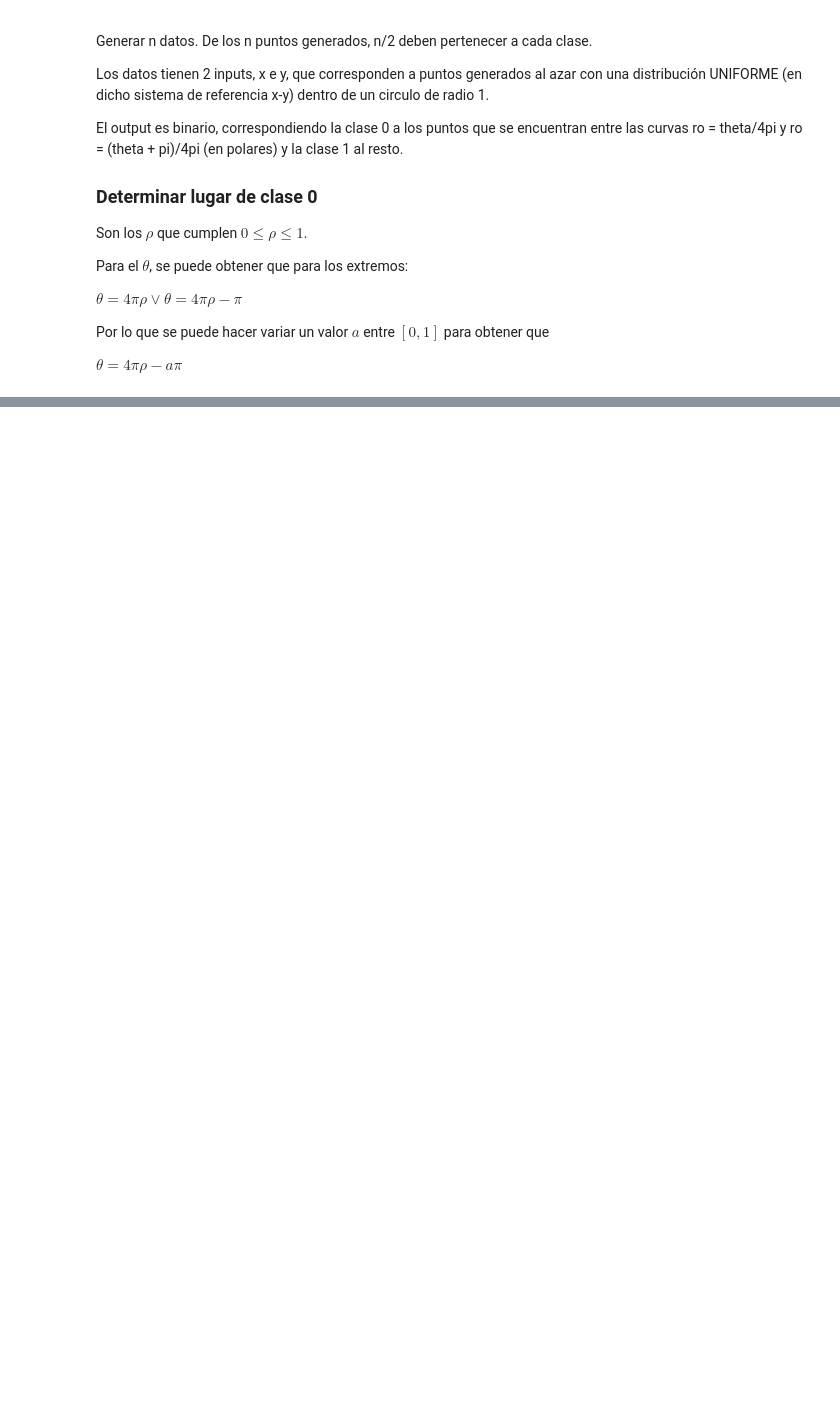
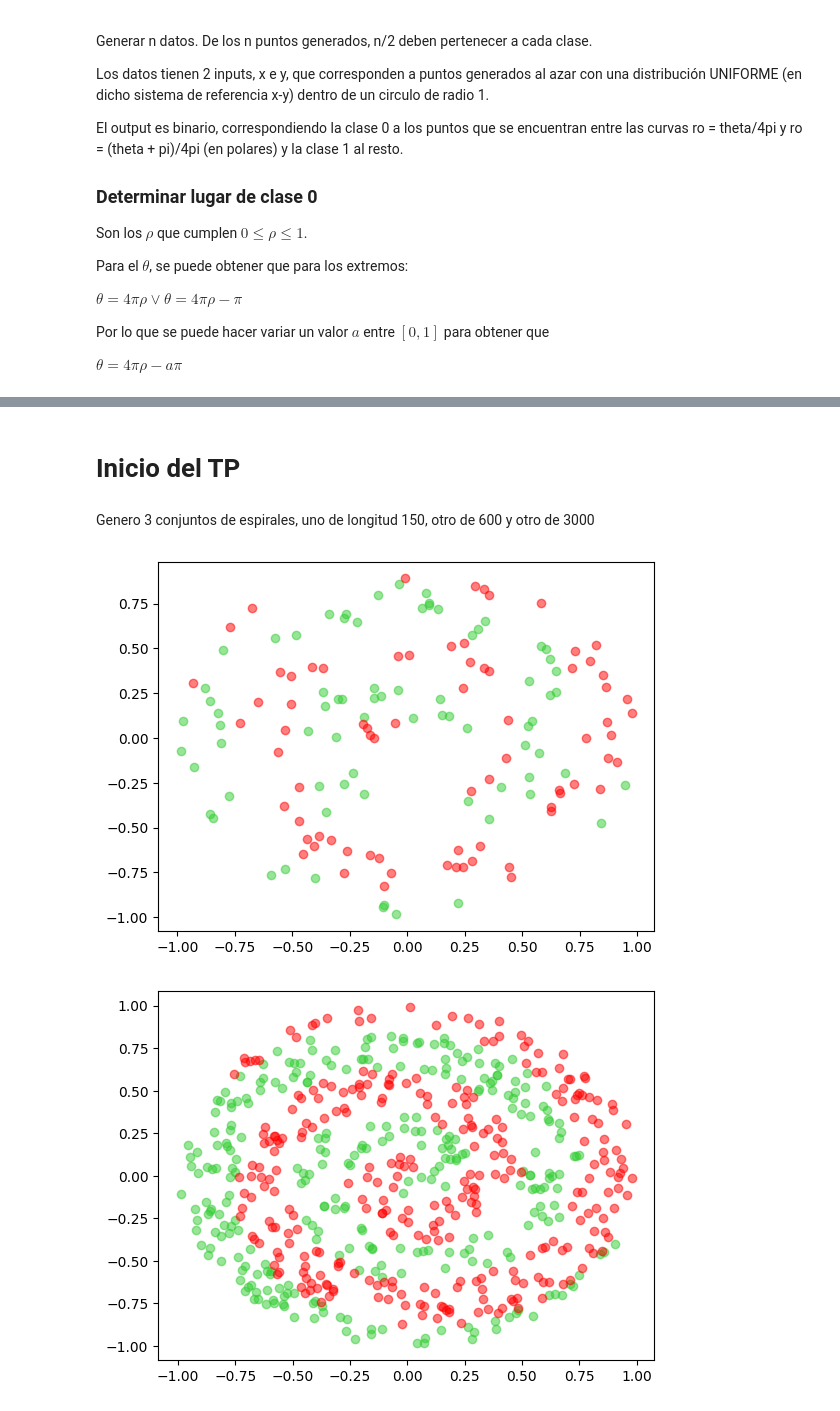
Before and after one commit to DonBerge/IIA-TPS, a Jupyter notebook: TP3/IIA24_ML_Generacion.ipynb, the cells around one changed output, grey strips where cells are left out. Cells and saved outputs as stored; diff of their text form; code cells hidden in the pictures; blank space fills up the shorter version.

```diff
--- a/TP3/IIA24_ML_Generacion.ipynb
+++ b/TP3/IIA24_ML_Generacion.ipynb
@@ -185,0 +189,17 @@ plot(espirales(1000))
+# %% [markdown]
+# Inicio del TP
+# %% [markdown]
+Genero 3 conjuntos de espirales, uno de longitud 150, otro de 600 y otro de 3000
+# %%
+e1 = espirales(150)
+e2 = espirales(600)
+e3 = espirales(3000)
+
+etest = espirales(10000)
+
+plot(e1).show()
+plot(e2).show()
+plot(e3).show()
+# %% [output]
+[figure, added]
+[figure, added]
```
Also changed, not shown: parts of 16 cells of this notebook, 2 other files.
